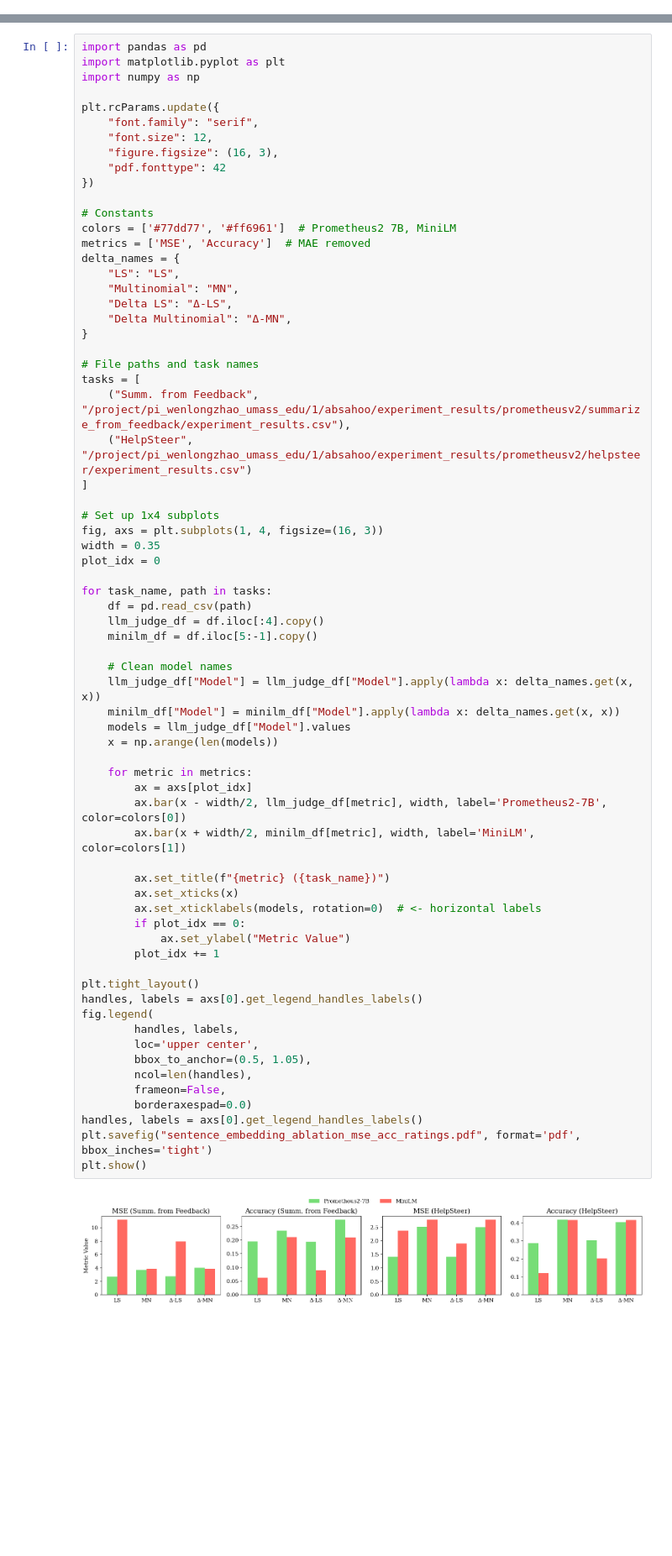
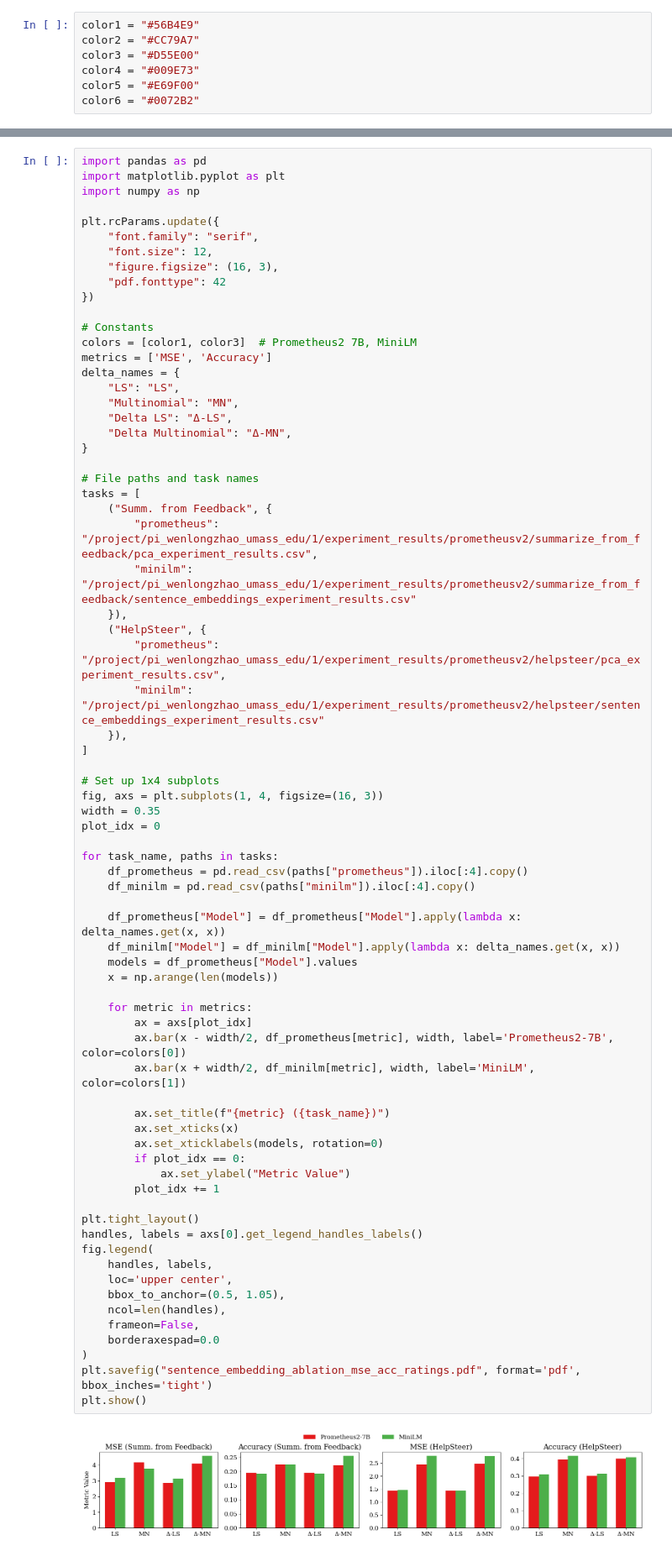
Before and after one commit to aishwaryax/learn-to-judge, a Jupyter notebook: notebooks/ablations.ipynb, the cells around one changed output, grey strips where cells are left out. Shown at 84% size. Drawn from its saved outputs; the diff is of its cells as text; blank space fills up the shorter version.

```diff
--- a/notebooks/ablations.ipynb
+++ b/notebooks/ablations.ipynb
@@ -282,0 +1,7 @@ plt.show()
+# %%
+color1 = "#56B4E9"
+color2 = "#CC79A7"
+color3 = "#D55E00"
+color4 = "#009E73"
+color5 = "#E69F00"
+color6 = "#0072B2"
@@ -690,8 +728,8 @@ plt.rcParams.update({
 })
 
 # Constants
-colors = ['#77dd77', '#ff6961']  # Prometheus2 7B, MiniLM
-metrics = ['MSE', 'Accuracy']  # MAE removed
+colors = [color1, color3]  # Prometheus2 7B, MiniLM
+metrics = ['MSE', 'Accuracy']
 delta_names = {
     "LS": "LS",
     "Multinomial": "MN",
@@ -699,54 +737,58 @@ delta_names = {
     "Delta Multinomial": "Δ-MN",
 }
 
 # File paths and task names
 tasks = [
-    ("Summ. from Feedback", "/project/pi_wenlongzhao_umass_edu/1/absahoo/experiment_results/prometheusv2/summarize_from_feedback/experiment_results.csv"),
-    ("HelpSteer", "/project/pi_wenlongzhao_umass_edu/1/absahoo/experiment_results/prometheusv2/helpsteer/experiment_results.csv")
+    ("Summ. from Feedback", {
+        "prometheus": "/project/pi_wenlongzhao_umass_edu/1/experiment_results/prometheusv2/summarize_from_feedback/pca_experiment_results.csv",
+        "minilm": "/project/pi_wenlongzhao_umass_edu/1/experiment_results/prometheusv2/summarize_from_feedback/sentence_embeddings_experiment_results.csv"
+    }),
+    ("HelpSteer", {
+        "prometheus": "/project/pi_wenlongzhao_umass_edu/1/experiment_results/prometheusv2/helpsteer/pca_experiment_results.csv",
+        "minilm": "/project/pi_wenlongzhao_umass_edu/1/experiment_results/prometheusv2/helpsteer/sentence_embeddings_experiment_results.csv"
+    }),
 ]
 
 # Set up 1x4 subplots
 fig, axs = plt.subplots(1, 4, figsize=(16, 3))
 width = 0.35
 plot_idx = 0
 
-for task_name, path in tasks:
-    df = pd.read_csv(path)
-    llm_judge_df = df.iloc[:4].copy()
-    minilm_df = df.iloc[5:-1].copy()
+for task_name, paths in tasks:
+    df_prometheus = pd.read_csv(paths["prometheus"]).iloc[:4].copy()
+    df_minilm = pd.read_csv(paths["minilm"]).iloc[:4].copy()
 
-    # Clean model names
-    llm_judge_df["Model"] = llm_judge_df["Model"].apply(lambda x: delta_names.get(x, x))
-    minilm_df["Model"] = minilm_df["Model"].apply(lambda x: delta_names.get(x, x))
-    models = llm_judge_df["Model"].values
+    df_prometheus["Model"] = df_prometheus["Model"].apply(lambda x: delta_names.get(x, x))
+    df_minilm["Model"] = df_minilm["Model"].apply(lambda x: delta_names.get(x, x))
+    models = df_prometheus["Model"].values
     x = np.arange(len(models))
 
     for metric in metrics:
         ax = axs[plot_idx]
-        ax.bar(x - width/2, llm_judge_df[metric], width, label='Prometheus2-7B', color=colors[0])
-        ax.bar(x + width/2, minilm_df[metric], width, label='MiniLM', color=colors[1])
+        ax.bar(x - width/2, df_prometheus[metric], width, label='Prometheus2-7B', color=colors[0])
+        ax.bar(x + width/2, df_minilm[metric], width, label='MiniLM', color=colors[1])
 
         ax.set_title(f"{metric} ({task_name})")
         ax.set_xticks(x)
-        ax.set_xticklabels(models, rotation=0)  # <- horizontal labels
+        ax.set_xticklabels(models, rotation=0)
         if plot_idx == 0:
             ax.set_ylabel("Metric Value")
         plot_idx += 1
 
 plt.tight_layout()
 handles, labels = axs[0].get_legend_handles_labels()
 fig.legend(
-        handles, labels,
-        loc='upper center',
-        bbox_to_anchor=(0.5, 1.05),
-        ncol=len(handles),
-        frameon=False,
-        borderaxespad=0.0)
-handles, labels = axs[0].get_legend_handles_labels()
+    handles, labels,
+    loc='upper center',
+    bbox_to_anchor=(0.5, 1.05),
+    ncol=len(handles),
+    frameon=False,
+    borderaxespad=0.0
+)
 plt.savefig("sentence_embedding_ablation_mse_acc_ratings.pdf", format='pdf', bbox_inches='tight')
 plt.show()
 # %% [output]
-[figure, old version]
+[figure, new version]
 # %%
 import pandas as pd
 import matplotlib.pyplot as plt
```
Also changed, not shown: parts of 10 cells of this notebook, 1 other file.
